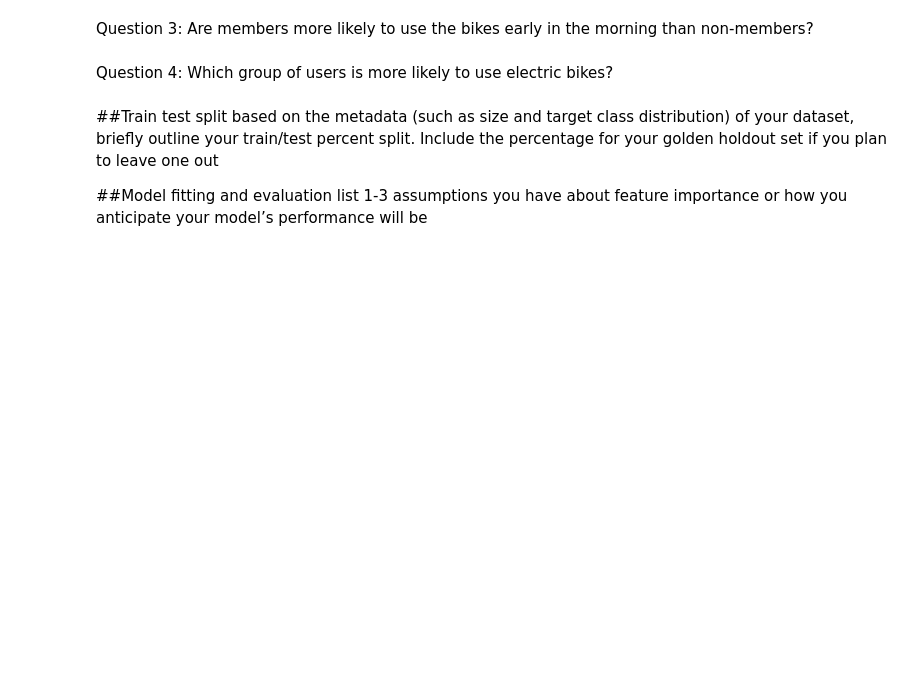
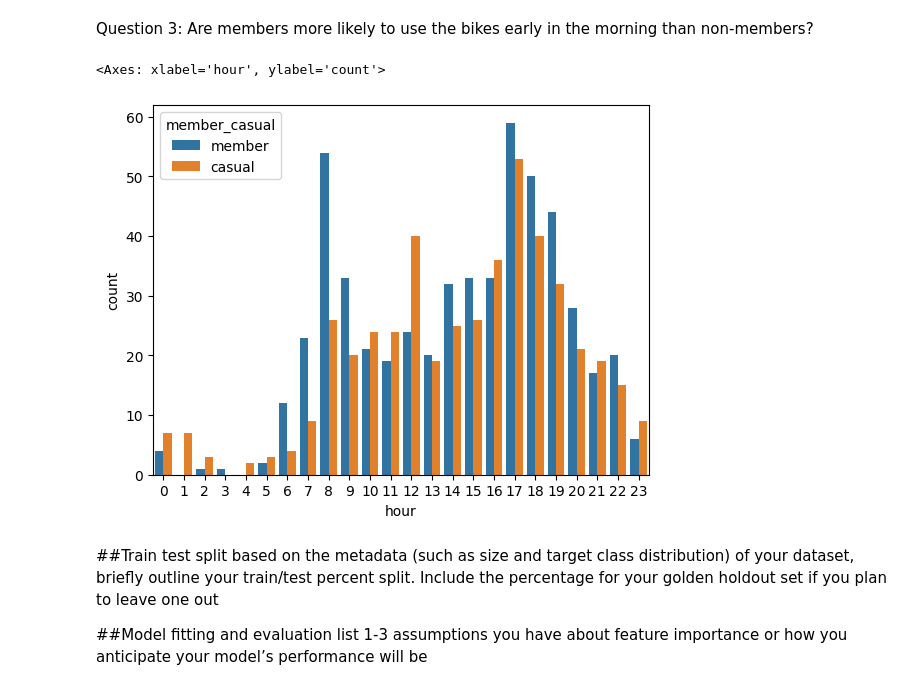
Before and after one commit to joshualawrencemorgan/CS5265-Foundations-of-Machine-Learning, a Jupyter notebook: Capital_Bikeshare_ML_Project.ipynb, the cells around one changed output. Drawn from its saved outputs; the diff is of its cells as text; code cells hidden in the pictures; blank space fills up the shorter version.

```diff
--- a/Capital_Bikeshare_ML_Project.ipynb
+++ b/Capital_Bikeshare_ML_Project.ipynb
@@ -108,8 +124,17 @@ sns.barplot(x = 'day_of_week', y = 'duration', hue = 'member_casual', data = df)
 [figure]
 # %% [markdown]
 Question 3: Are members more likely to use the bikes early in the morning than non-members?
-# %% [markdown]
-Question 4: Which group of users is more likely to use electric bikes?
+# %%
+df['started_at'] = pd.to_datetime(df['started_at'])
+df['duration'] = pd.to_datetime(df['duration'], unit='s')
+
+some = df.sample(1000)
+some['hour'] = some['started_at'].dt.hour
+some.groupby('hour')['member_casual'].count()
+sns.countplot(x='hour', hue='member_casual', data=some)
+# %% [output]
+<Axes: xlabel='hour', ylabel='count'>
+[figure, added]
 # %% [markdown]
 ##Train test split
 based on the metadata (such as size
```
Also changed, not shown: parts of 8 cells of this notebook.
